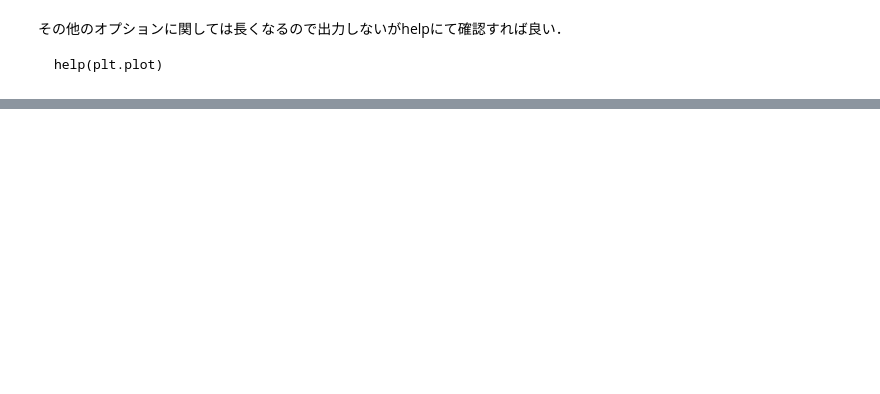
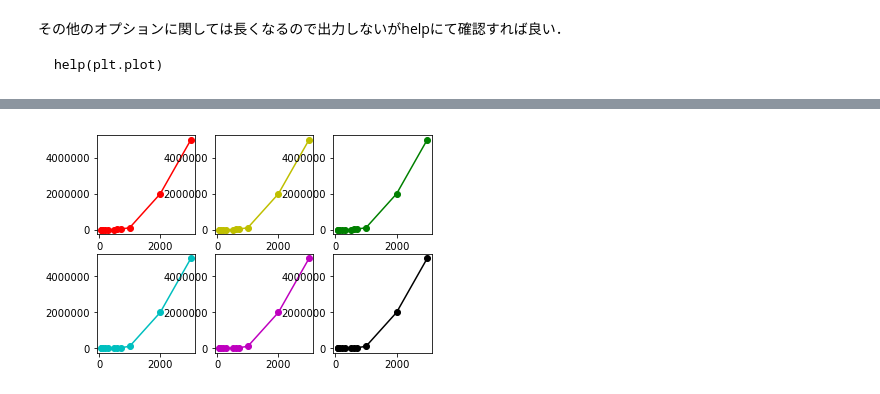
Before and after one commit to hanada-yasutaka/private-notes, a Jupyter notebook: pythonstep/step3.ipynb, the cells around one changed output, grey strips where cells are left out. Saved outputs shown, nothing was run; the diff lists cells and outputs as text; code cells hidden in the pictures; blank space fills up the shorter version.

```diff
--- a/pythonstep/step3.ipynb
+++ b/pythonstep/step3.ipynb
@@ -57,0 +204,11 @@ help(plt.plot)
+# %%
+fig,ax = plt.subplots(2,3)
+ax[0][0].plot(x,y,"-or")
+ax[0][1].plot(x,y,"-oy")
+ax[0][2].plot(x,y,"-og")
+ax[1][0].plot(x,y,"-oc")
+ax[1][1].plot(x,y,"-om")
+ax[1][2].plot(x,y,"-ok")
+plt.show()
+# %% [output]
+[figure, added]
```
Also changed, not shown: parts of 37 cells of this notebook.
